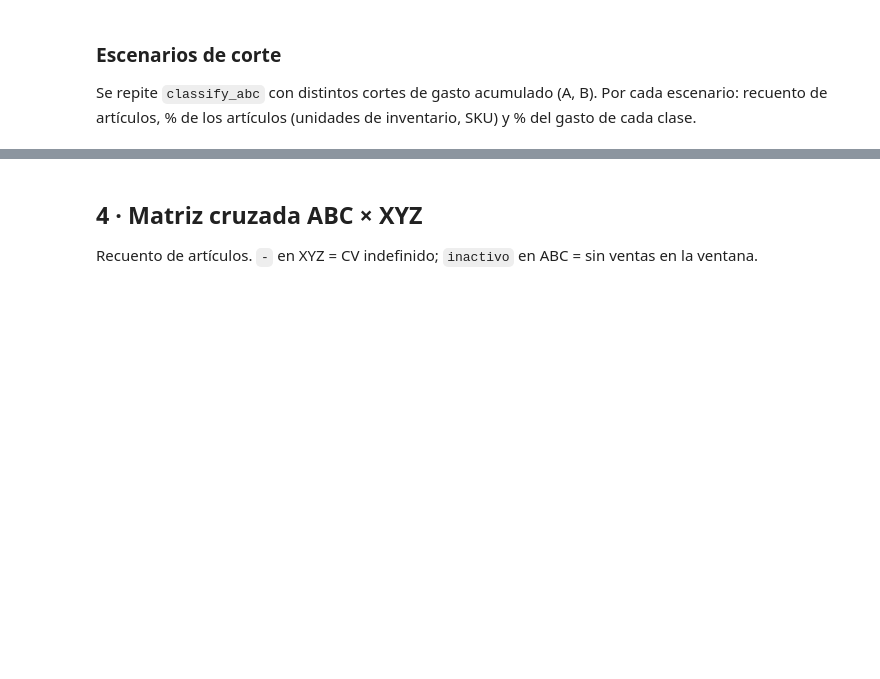
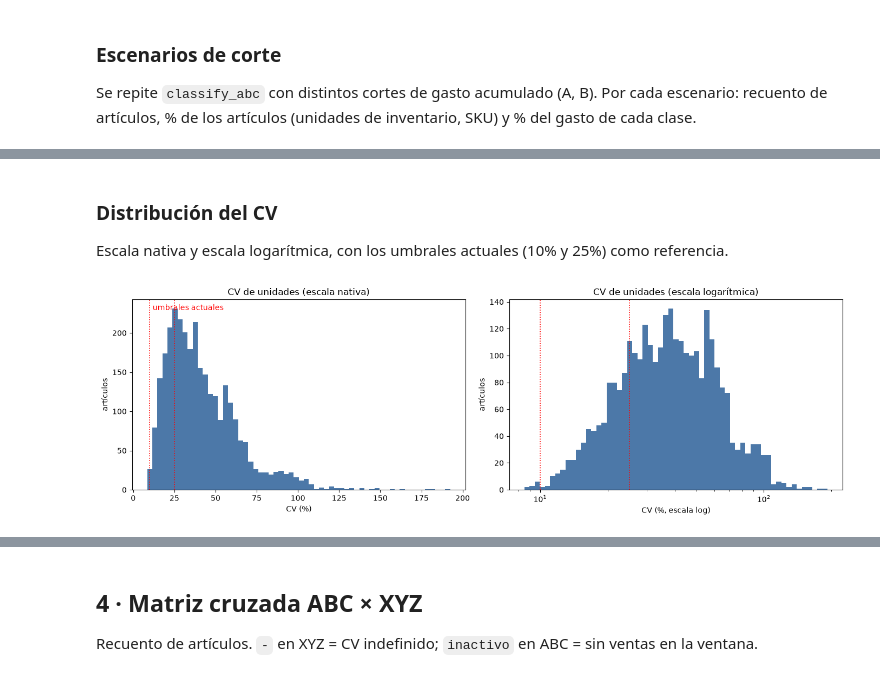
Before and after one commit to JoseSalas98/demand-forecasting-replenishment, a Jupyter notebook: notebooks/02_eda_five_years.ipynb, the cells around one changed output, grey strips where cells are left out. Cells and saved outputs as stored; diff of their text form; code cells hidden in the pictures; blank space fills up the shorter version.

```diff
--- a/notebooks/02_eda_five_years.ipynb
+++ b/notebooks/02_eda_five_years.ipynb
@@ -230,0 +457,9 @@ display(xyz.value_counts(dropna=False).rename("items").to_frame())
+# %%
+# Parámetros de la búsqueda.
+N_CUTS = 2          # número de cortes: N_CUTS + 1 segmentos (con 2: X, Y, Z)
+MIN_SHARE = 0.20    # mínimo de artículos (unidades de inventario) por segmento
+RESOLUTION = 100    # posiciones candidatas de corte repartidas en la distribución
+
+cv_items = matrix.loc[matrix["cv"].notna(), ["item_id", "cv", "spend"]]
+print(f"artículos con CV definido: {len(cv_items)}")
+display(cv_items["cv"].describe().to_frame())
@@ -230,0 +477,24 @@ display(xyz.value_counts(dropna=False).rename("items").to_frame())
+# %% [markdown]
+### Distribución del CV
+
+Escala nativa y escala logarítmica, con los umbrales actuales (10% y 25%) como referencia.
+# %%
+fig, axes = plt.subplots(1, 2, figsize=(14, 4.5))
+cv_vals = cv_items["cv"]
+
+axes[0].hist(cv_vals, bins=60, color="#4c78a8")
+axes[0].set(title="CV de unidades (escala nativa)", xlabel="CV (%)", ylabel="artículos")
+
+axes[1].hist(cv_vals, bins=np.logspace(np.log10(cv_vals.min()), np.log10(cv_vals.max()), 60), color="#4c78a8")
+axes[1].set_xscale("log")
+axes[1].set(title="CV de unidades (escala logarítmica)", xlabel="CV (%, escala log)", ylabel="artículos")
+
+for ax in axes:
+    for thr in seg["xyz_thresholds"]:
+        ax.axvline(thr, color="red", linestyle=":", linewidth=1.2)
+axes[0].annotate("umbrales actuales", (seg["xyz_thresholds"][0], 1.0), xycoords=("data", "axes fraction"),
+                 xytext=(4, -14), textcoords="offset points", color="red")
+fig.tight_layout()
+plt.show()
+# %% [output]
+[figure, added]
```
Also changed, not shown: parts of 34 cells of this notebook.
